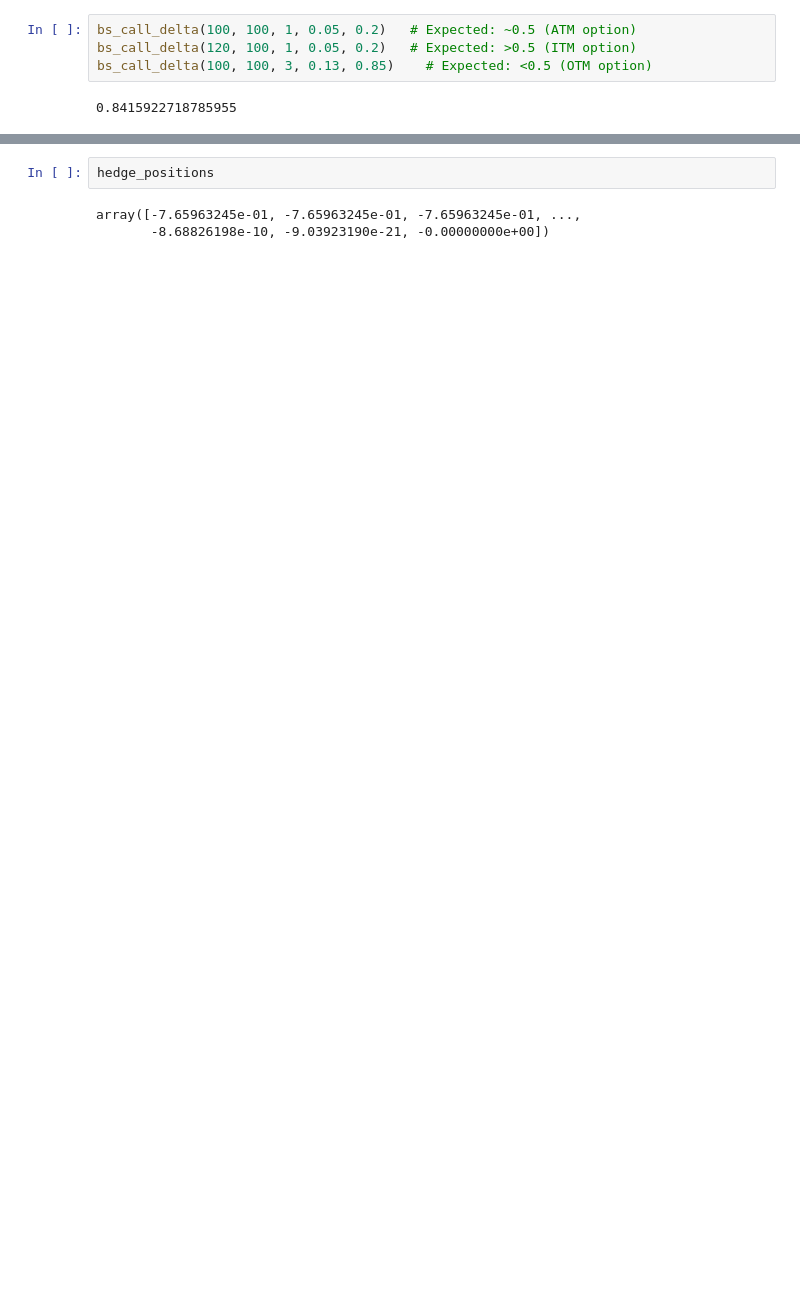
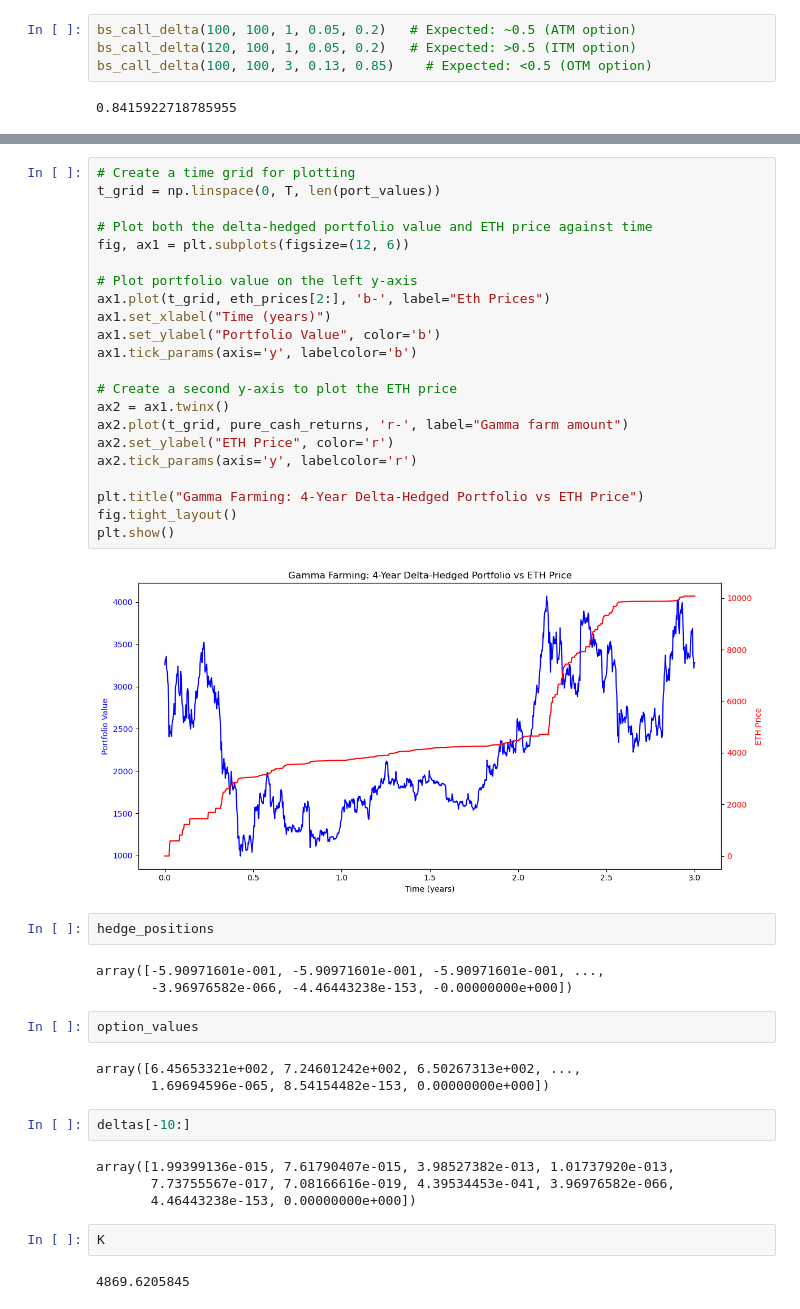
Before and after one commit to jkuan456/ETH_Strategy_Quant, a Jupyter notebook: Gamma Farming Sim.ipynb, the cells around one changed output, grey strips where cells are left out. Cells and saved outputs as stored; diff of their text form; blank space fills up the shorter version.

```diff
--- a/Gamma Farming Sim.ipynb
+++ b/Gamma Farming Sim.ipynb
@@ -271,5 +294,44 @@ plt.show()
 # %%
-hedge_positions
+# Create a time grid for plotting
+t_grid = np.linspace(0, T, len(port_values))
+
+# Plot both the delta-hedged portfolio value and ETH price against time
+fig, ax1 = plt.subplots(figsize=(12, 6))
+
+# Plot portfolio value on the left y-axis
+ax1.plot(t_grid, eth_prices[2:], 'b-', label="Eth Prices")
+ax1.set_xlabel("Time (years)")
+ax1.set_ylabel("Portfolio Value", color='b')
+ax1.tick_params(axis='y', labelcolor='b')
+
+# Create a second y-axis to plot the ETH price
+ax2 = ax1.twinx()
+ax2.plot(t_grid, pure_cash_returns, 'r-', label="Gamma farm amount")
+ax2.set_ylabel("ETH Price", color='r')
+ax2.tick_params(axis='y', labelcolor='r')
+
+plt.title("Gamma Farming: 4-Year Delta-Hedged Portfolio vs ETH Price")
+fig.tight_layout()
+plt.show()
 # %% [output]
-array([-7.65963245e-01, -7.65963245e-01, -7.65963245e-01, ...,
-       -8.68826198e-10, -9.03923190e-21, -0.00000000e+00])
+[figure, added]
+# %%
+hedge_positions
+# %% [output]
+array([-5.90971601e-001, -5.90971601e-001, -5.90971601e-001, ...,
+       -3.96976582e-066, -4.46443238e-153, -0.00000000e+000])
+# %%
+option_values
+# %% [output]
+array([6.45653321e+002, 7.24601242e+002, 6.50267313e+002, ...,
+       1.69694596e-065, 8.54154482e-153, 0.00000000e+000])
+# %%
+deltas[-10:]
+# %% [output]
+array([1.99399136e-015, 7.61790407e-015, 3.98527382e-013, 1.01737920e-013,
+       7.73755567e-017, 7.08166616e-019, 4.39534453e-041, 3.96976582e-066,
+       4.46443238e-153, 0.00000000e+000])
+# %%
+K
+# %% [output]
+4869.6205845
```
Also changed, not shown: parts of 11 cells of this notebook, 2 other files.
